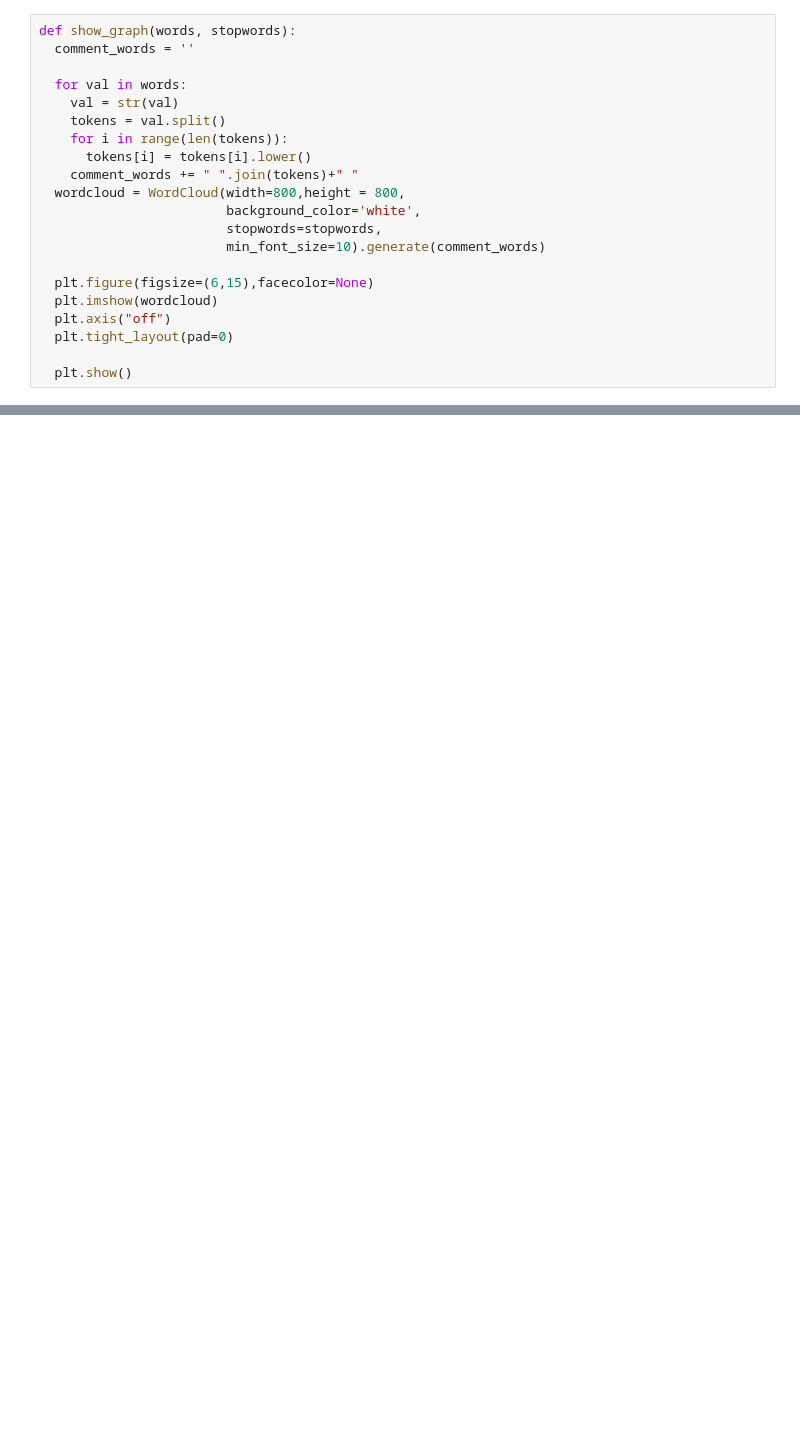
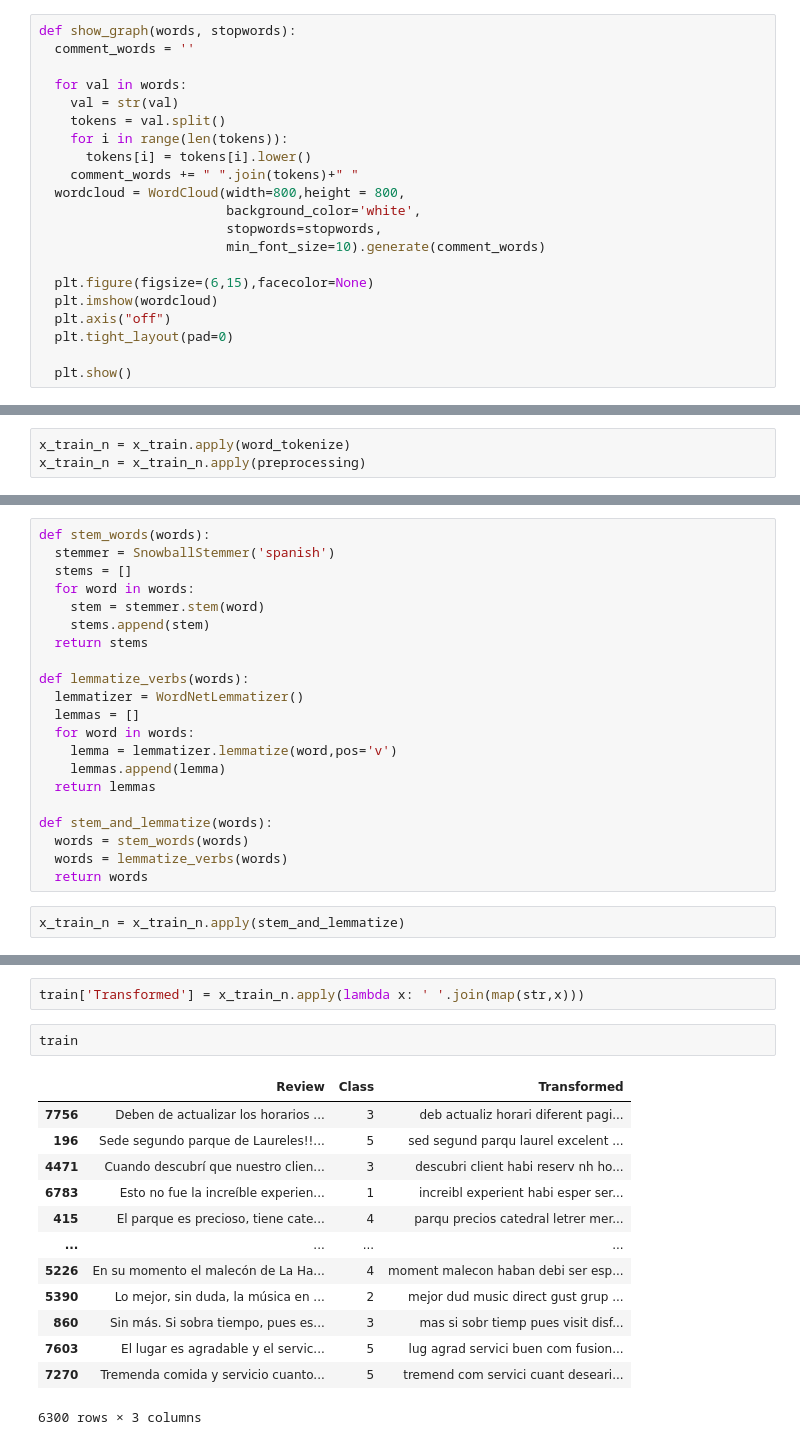
Before and after one commit to Feru34/Trabajos-BI, a Jupyter notebook: Proyecto_Analítica_de_textos.ipynb, the cells around one changed output, grey strips where cells are left out. Cells and saved outputs as stored; diff of their text form; blank space fills up the shorter version.

```diff
--- a/Proyecto_Analítica_de_textos.ipynb
+++ b/Proyecto_Analítica_de_textos.ipynb
@@ -447,0 +510,3 @@ Words for Class : 2
+# %%
+x_train_n = x_train.apply(word_tokenize)
+x_train_n = x_train_n.apply(preprocessing)
@@ -447,0 +515,23 @@ Words for Class : 2
+# %%
+def stem_words(words):
+  stemmer = SnowballStemmer('spanish')
+  stems = []
+  for word in words:
+    stem = stemmer.stem(word)
+    stems.append(stem)
+  return stems
+
+def lemmatize_verbs(words):
+  lemmatizer = WordNetLemmatizer()
+  lemmas = []
+  for word in words:
+    lemma = lemmatizer.lemmatize(word,pos='v')
+    lemmas.append(lemma)
+  return lemmas
+
+def stem_and_lemmatize(words):
+  words = stem_words(words)
+  words = lemmatize_verbs(words)
+  return words
+# %%
+x_train_n = x_train_n.apply(stem_and_lemmatize)
@@ -447,0 +547,18 @@ Words for Class : 2
+# %%
+train['Transformed'] = x_train_n.apply(lambda x: ' '.join(map(str,x)))
+# %%
+train
+# %% [output]
+|  | Review | Class | Transformed |
+| 7756 | Deben de actualizar los horarios ... | 3 | deb actualiz horari diferent pagi... |
+| 196 | Sede segundo parque de Laureles!!... | 5 | sed segund parqu laurel excelent ... |
+| 4471 | Cuando descubrí que nuestro clien... | 3 | descubri client habi reserv nh ho... |
+| 6783 | Esto no fue la increíble experien... | 1 | increibl experient habi esper ser... |
+| 415 | El parque es precioso, tiene cate... | 4 | parqu precios catedral letrer mer... |
+| ... | ... | ... | ... |
+| 5226 | En su momento el malecón de La Ha... | 4 | moment malecon haban debi ser esp... |
+| 5390 | Lo mejor, sin duda, la música en ... | 2 | mejor dud music direct gust grup ... |
+| 860 | Sin más. Si sobra tiempo, pues es... | 3 | mas si sobr tiemp pues visit disf... |
+| 7603 | El lugar es agradable y el servic... | 5 | lug agrad servici buen com fusion... |
+| 7270 | Tremenda comida y servicio cuanto... | 5 | tremend com servici cuant deseari... |
+6300 rows × 3 columns
```
Also changed, not shown: parts of 18 cells of this notebook.
